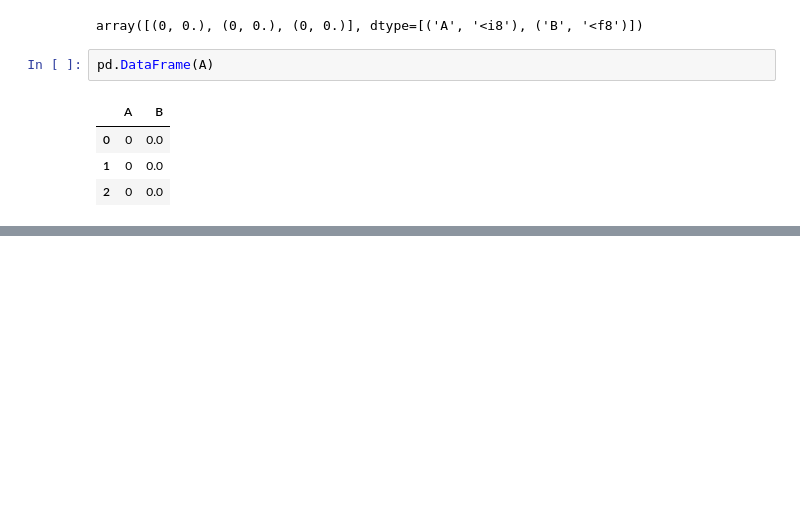
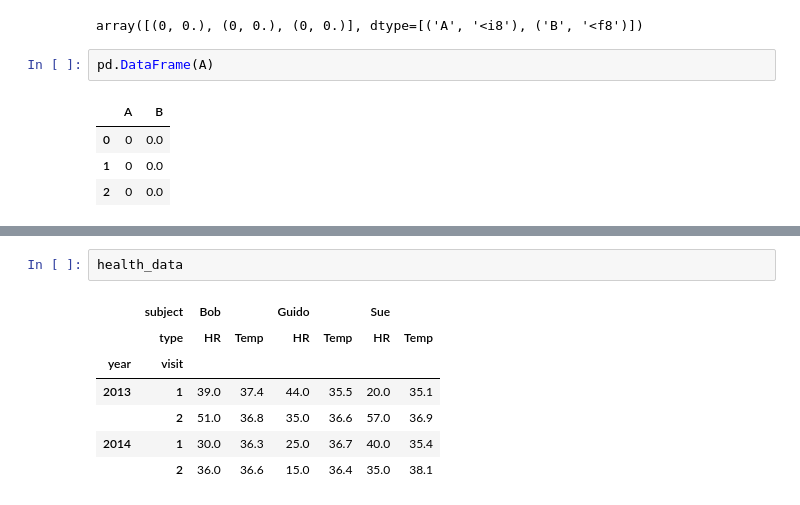
Before and after one commit to davejscott/PythonDataScience, a Jupyter notebook: PandasDataManipulation.ipynb, the cells around one changed output, grey strips where cells are left out. Saved outputs shown, nothing was run; the diff lists cells and outputs as text; blank space fills up the shorter version.

```diff
--- a/PandasDataManipulation.ipynb
+++ b/PandasDataManipulation.ipynb
@@ -259,0 +1225,10 @@ pd.DataFrame(A)
+# %%
+health_data
+# %% [output]
+|  | subject | Bob |  | Guido |  | Sue |  |
+|  | type | HR | Temp | HR | Temp | HR | Temp |
+| year | visit |  |  |  |  |  |  |
+| 2013 | 1 | 39.0 | 37.4 | 44.0 | 35.5 | 20.0 | 35.1 |
+|  | 2 | 51.0 | 36.8 | 35.0 | 36.6 | 57.0 | 36.9 |
+| 2014 | 1 | 30.0 | 36.3 | 25.0 | 36.7 | 40.0 | 35.4 |
+|  | 2 | 36.0 | 36.6 | 15.0 | 36.4 | 35.0 | 38.1 |
```
Also changed, not shown: parts of 163 cells of this notebook.
